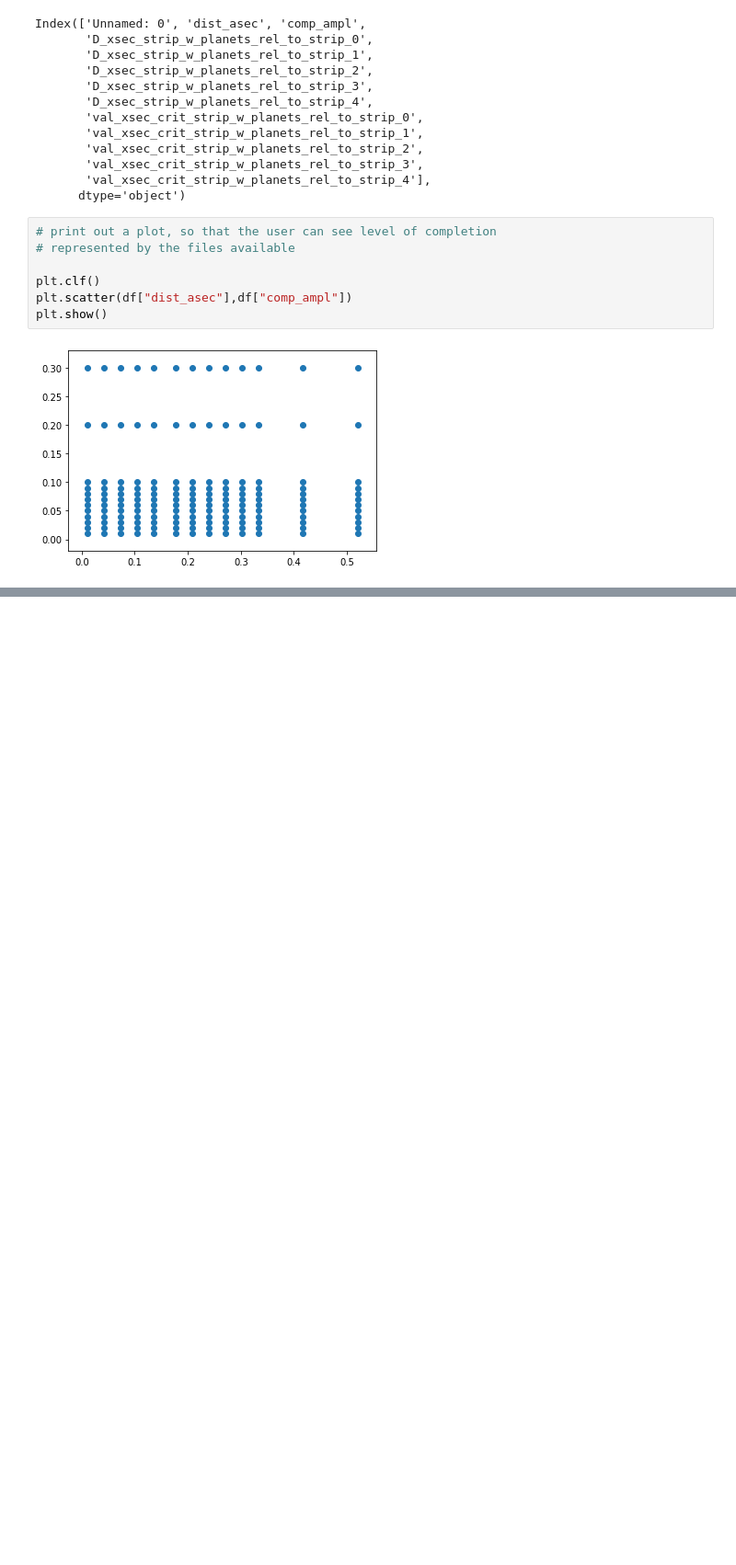
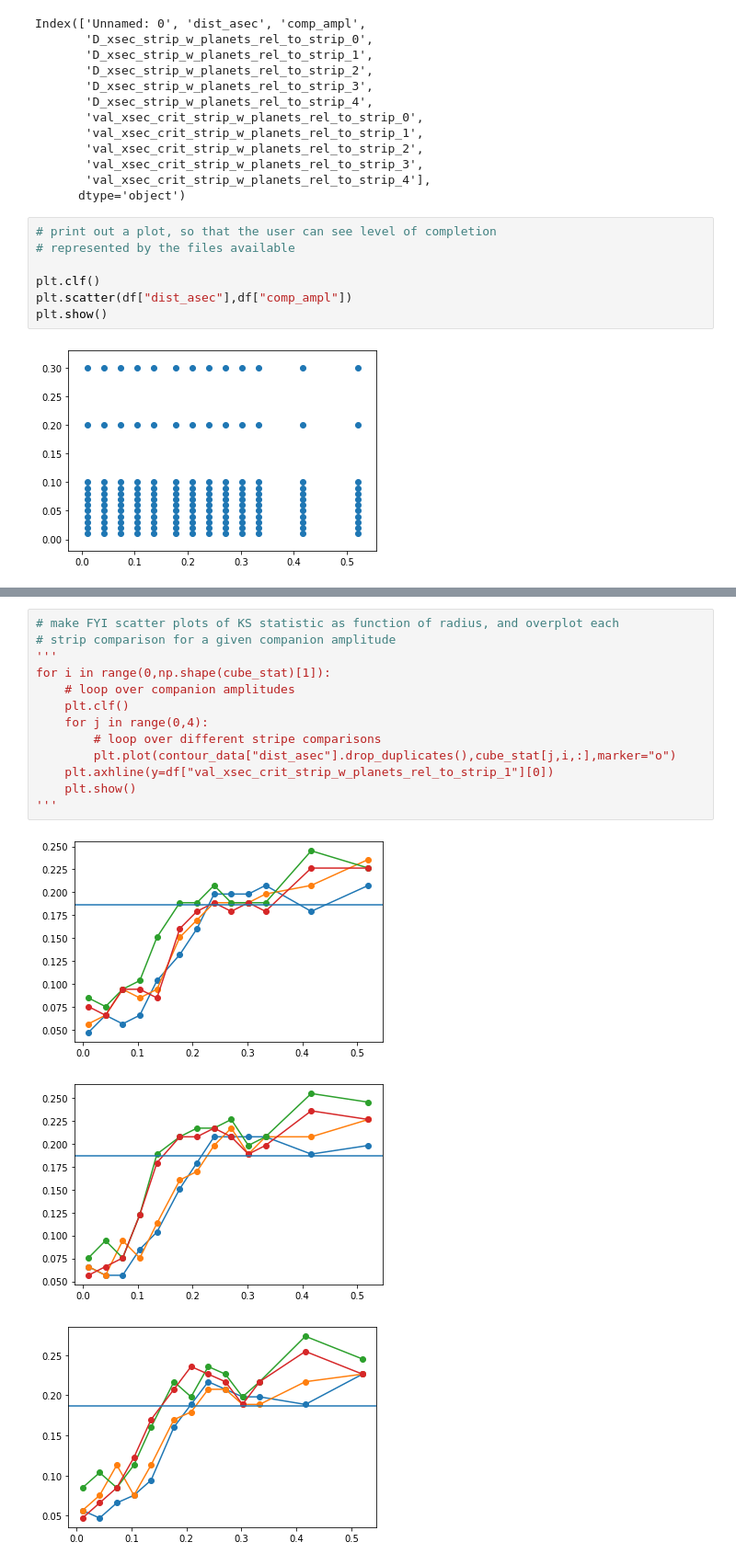
Before and after one commit to mwanakijiji/lbti_altair_fizeau, a Jupyter notebook: notebooks_for_development/lambda_over_B_contrast_curves.ipynb, the cells around one changed output, grey strips where cells are left out. Shown: that part at 92% size. Cells and saved outputs as stored; diff of their text form; blank space fills up the shorter version.

```diff
--- a/notebooks_for_development/lambda_over_B_contrast_curves.ipynb
+++ b/notebooks_for_development/lambda_over_B_contrast_curves.ipynb
@@ -143,0 +159,17 @@ plt.show()
+# %%
+# make FYI scatter plots of KS statistic as function of radius, and overplot each
+# strip comparison for a given companion amplitude
+'''
+for i in range(0,np.shape(cube_stat)[1]):
+    # loop over companion amplitudes
+    plt.clf()
+    for j in range(0,4):
+        # loop over different stripe comparisons
+        plt.plot(contour_data["dist_asec"].drop_duplicates(),cube_stat[j,i,:],marker="o")
+    plt.axhline(y=df["val_xsec_crit_strip_w_planets_rel_to_strip_1"][0])
+    plt.show()
+'''
+# %% [output]
+[figure, added]
+[figure, added]
+[figure, added]
```
Also changed, not shown: parts of 13 cells of this notebook.
